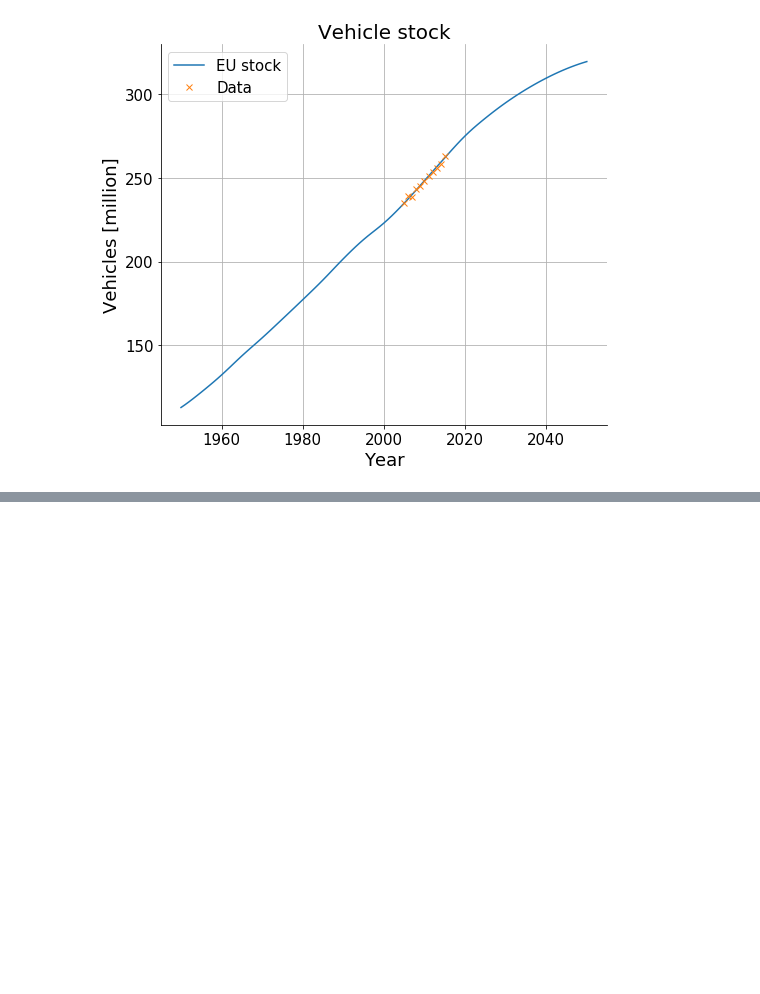
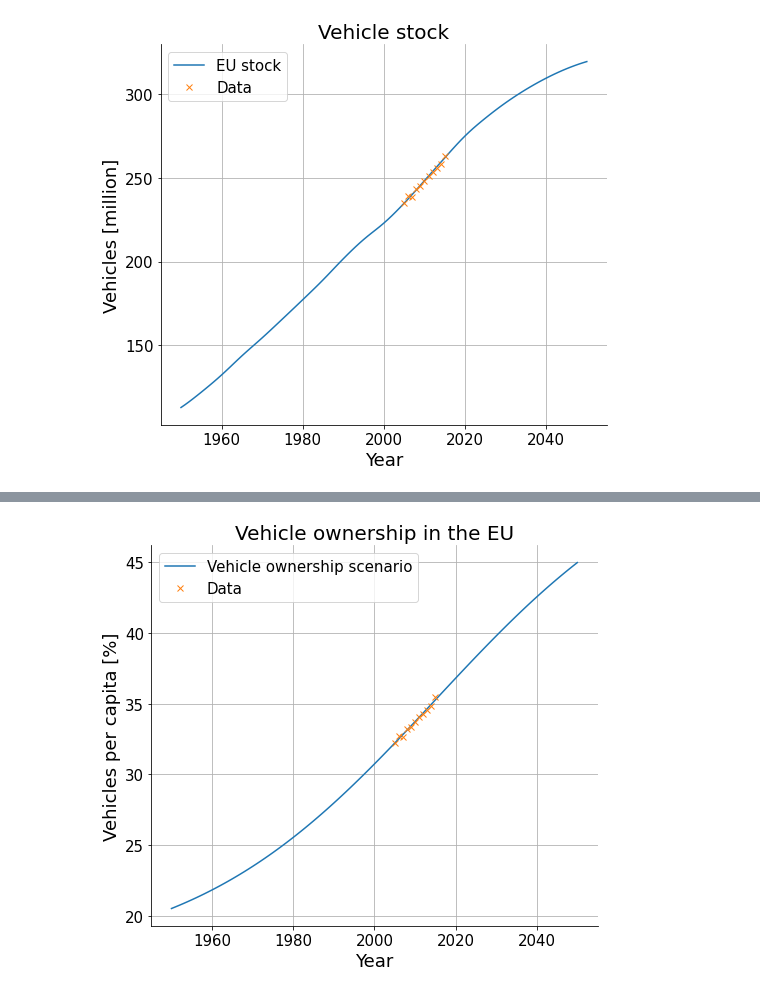
Before and after one commit to fernaag/V2G_in_EU, a Jupyter notebook: data/data_handling_scripts/vehicle_stock_regions.ipynb, the cells around one changed output, grey strips where cells are left out. Saved outputs shown, nothing was run; the diff lists cells and outputs as text; code cells hidden in the pictures; blank space fills up the shorter version.

```diff
--- a/data/data_handling_scripts/vehicle_stock_regions.ipynb
+++ b/data/data_handling_scripts/vehicle_stock_regions.ipynb
@@ -298,3 +316,21 @@ ax.tick_params(axis='both', which='major', labelsize=15)
+# %%
+fig, ax = plt.subplots(figsize=(8,7))
+ax.plot(np.arange(1950, 2051),
+        vpc_fit[0, 0:101]*100)
+ax.plot(vpc.index.values, vpc.value.values*100, 'x')
+ax.set_ylabel('Vehicles per capita [%]',fontsize =18)
+right_side = ax.spines["right"]
+right_side.set_visible(False)
+top = ax.spines["top"]
+top.set_visible(False)
+plt.grid()
+ax.legend(['Vehicle ownership scenario', 'Data'], loc='upper left',prop={'size':15})
+ax.set_title('Vehicle ownership in the EU', fontsize=20)
+ax.set_xlabel('Year',fontsize =18)
+ax.tick_params(axis='both', which='major', labelsize=15)
+fig.savefig(os.path.join(os.getcwd(), 'SI', 'vpc'), dpi=600)
+# %% [output]
+[figure, added]
 # %%
 # define results path
 results_path = os.path.join(os.getcwd(), 'data', 'scenario_data')
```
Also changed, not shown: parts of 2 cells of this notebook, 21 other files.
